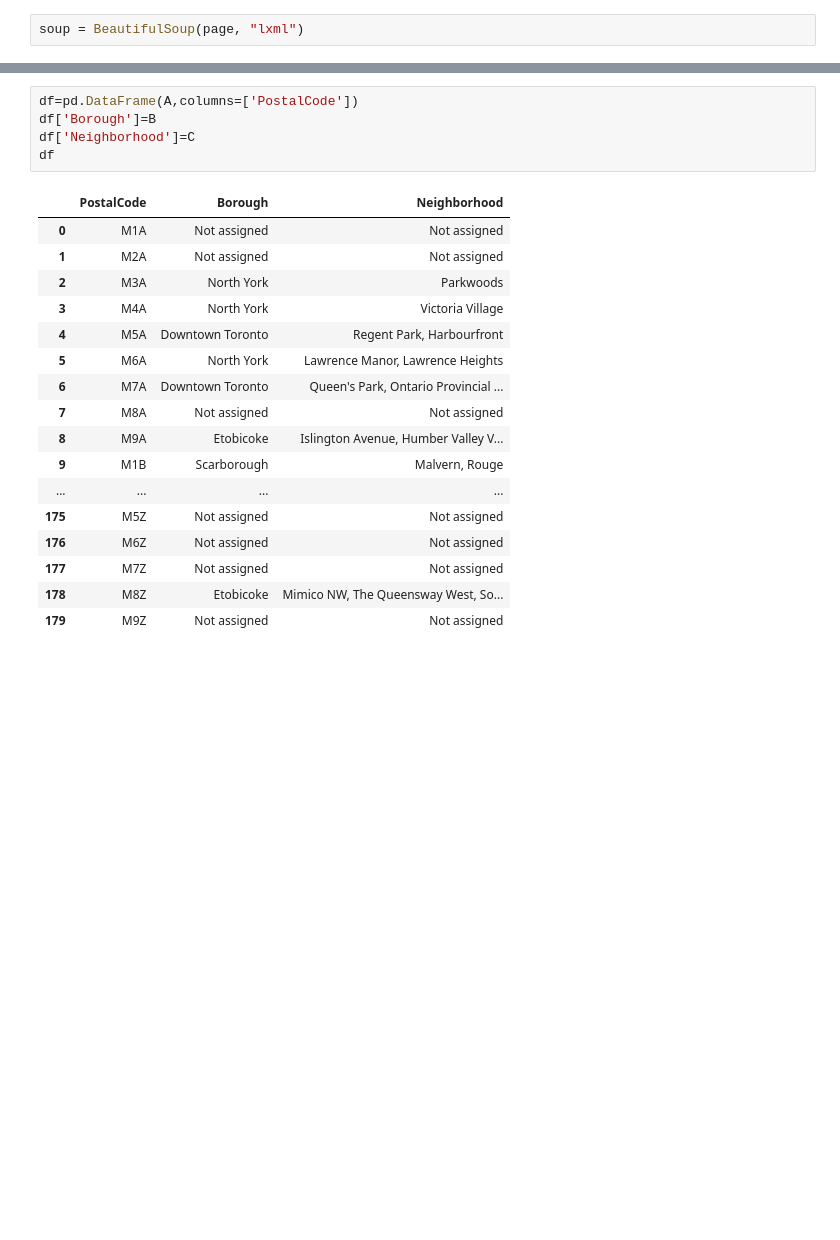
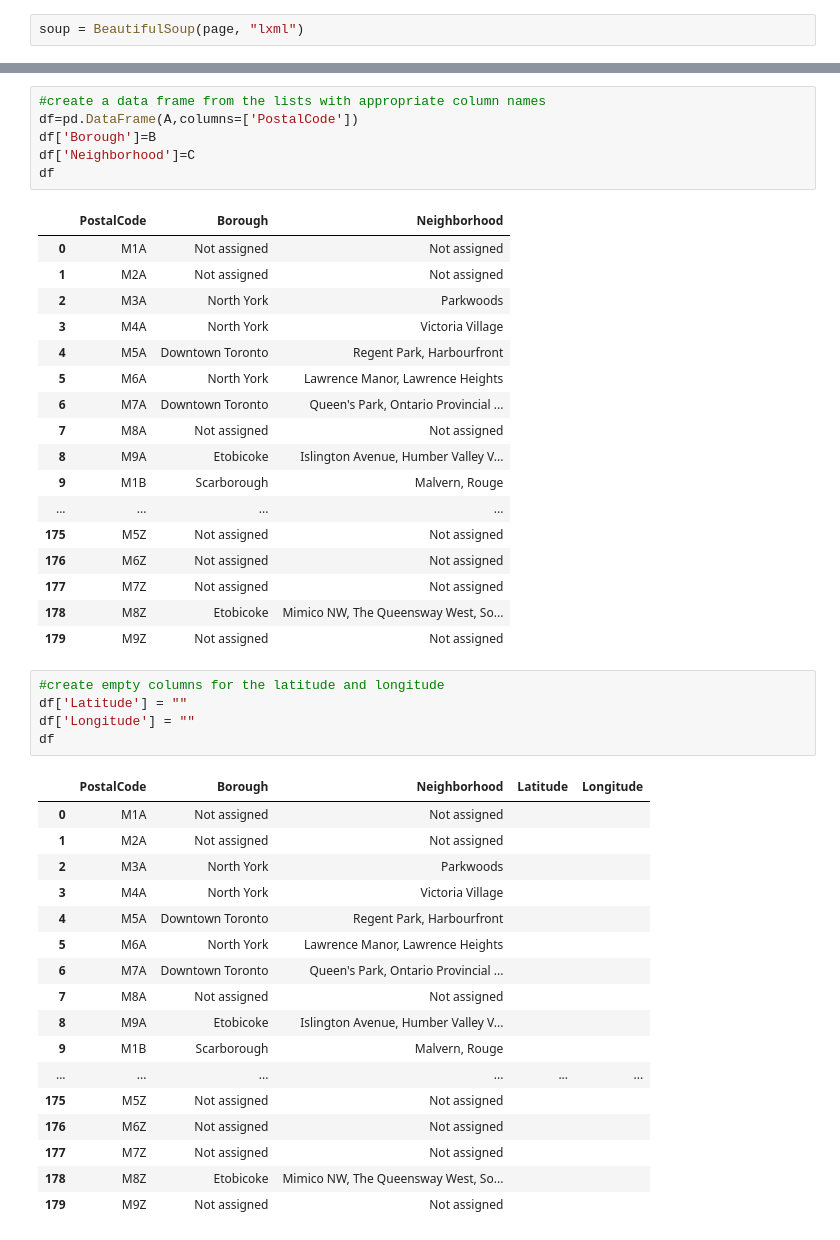
Before and after one commit to dagartga/IBM_Toronto, a Jupyter notebook: Week 3 Coursera IBM Capstone.ipynb, the cells around one changed output, grey strips where cells are left out. Saved outputs shown, nothing was run; the diff lists cells and outputs as text; blank space fills up the shorter version.

```diff
--- a/Week 3 Coursera IBM Capstone.ipynb
+++ b/Week 3 Coursera IBM Capstone.ipynb
@@ -130,4 +115,5 @@ for row in right_table.findAll('tr'):
 # %%
+#create a data frame from the lists with appropriate column names
 df=pd.DataFrame(A,columns=['PostalCode'])
 df['Borough']=B
 df['Neighborhood']=C
@@ -150,3 +136,26 @@ df
 | 177 | M7Z | Not assigned | Not assigned |
 | 178 | M8Z | Etobicoke | Mimico NW, The Queensway West, So... |
 | 179 | M9Z | Not assigned | Not assigned |
+# %%
+#create empty columns for the latitude and longitude
+df['Latitude'] = ""
+df['Longitude'] = ""
+df
+# %% [output]
+|  | PostalCode | Borough | Neighborhood | Latitude | Longitude |
+| 0 | M1A | Not assigned | Not assigned |  |  |
+| 1 | M2A | Not assigned | Not assigned |  |  |
+| 2 | M3A | North York | Parkwoods |  |  |
+| 3 | M4A | North York | Victoria Village |  |  |
+| 4 | M5A | Downtown Toronto | Regent Park, Harbourfront |  |  |
+| 5 | M6A | North York | Lawrence Manor, Lawrence Heights |  |  |
+| 6 | M7A | Downtown Toronto | Queen's Park, Ontario Provincial ... |  |  |
+| 7 | M8A | Not assigned | Not assigned |  |  |
+| 8 | M9A | Etobicoke | Islington Avenue, Humber Valley V... |  |  |
+| 9 | M1B | Scarborough | Malvern, Rouge |  |  |
+| ... | ... | ... | ... | ... | ... |
+| 175 | M5Z | Not assigned | Not assigned |  |  |
+| 176 | M6Z | Not assigned | Not assigned |  |  |
+| 177 | M7Z | Not assigned | Not assigned |  |  |
+| 178 | M8Z | Etobicoke | Mimico NW, The Queensway West, So... |  |  |
+| 179 | M9Z | Not assigned | Not assigned |  |  |
```
Also changed, not shown: parts of 36 cells of this notebook.
